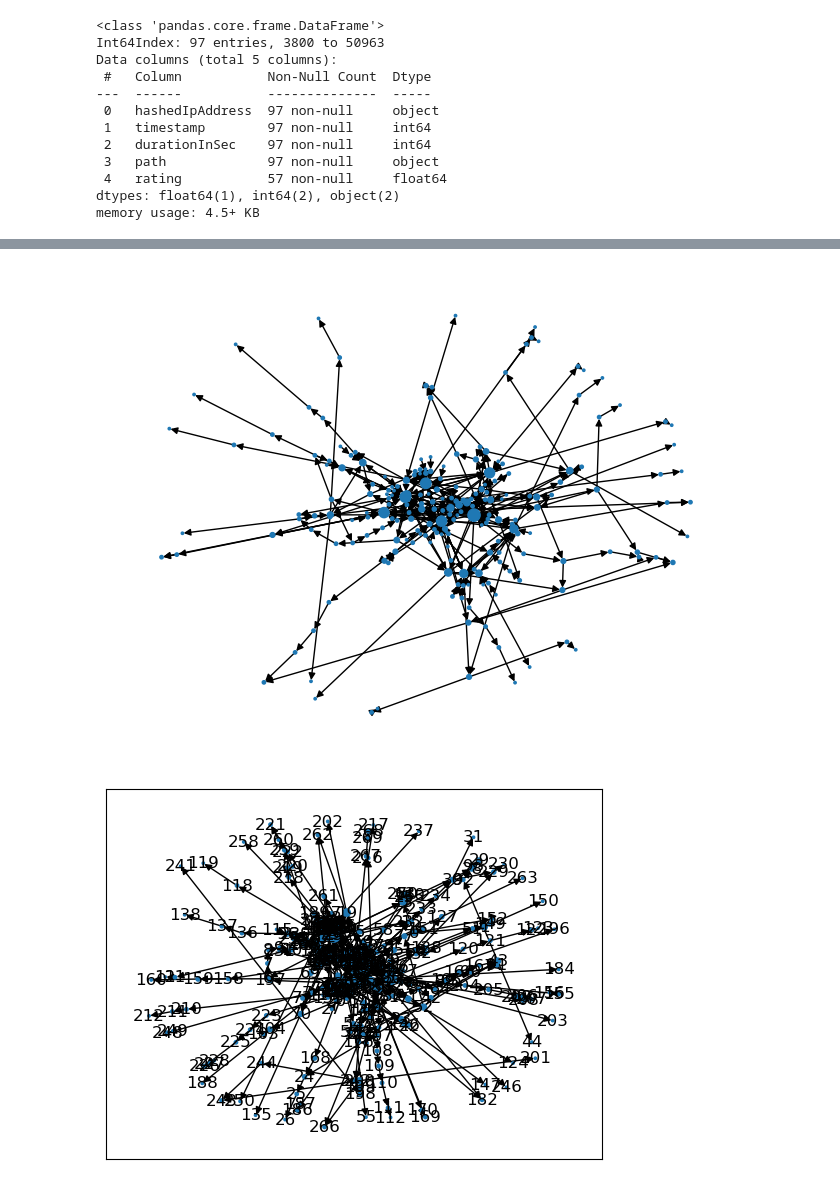
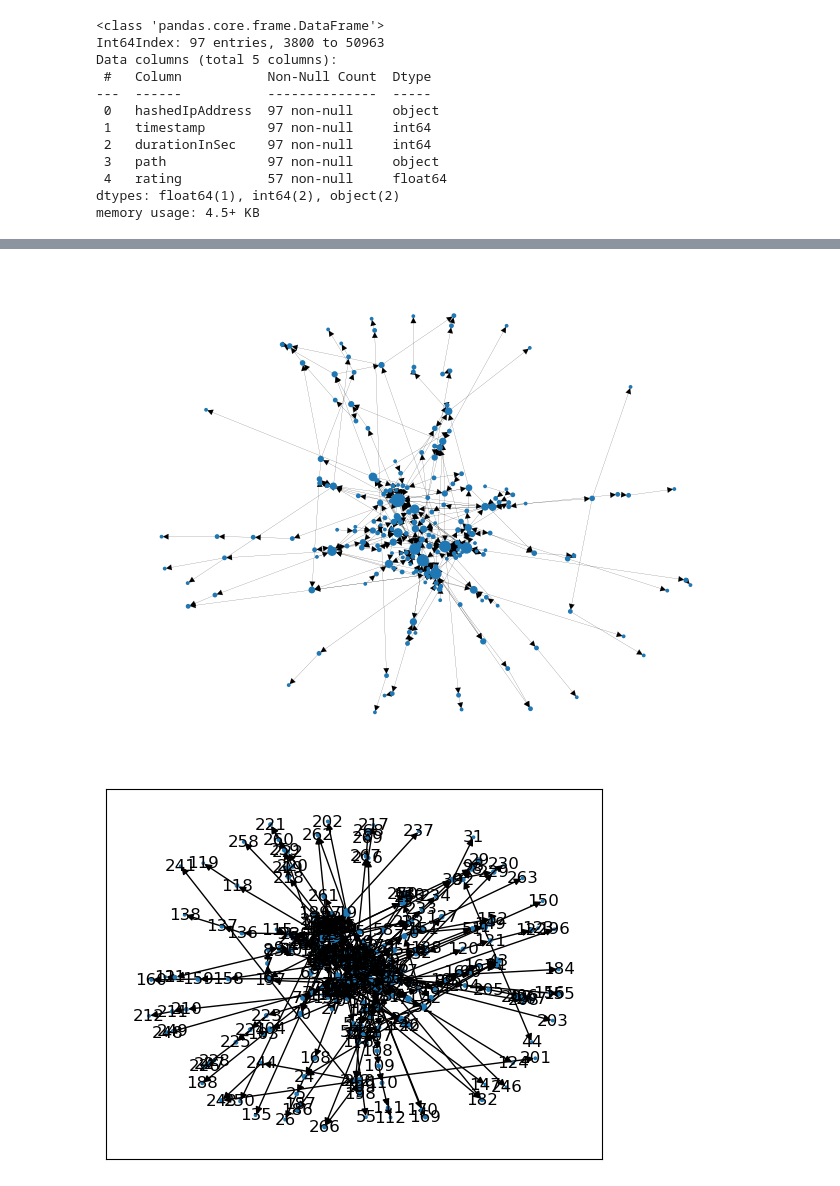
Before and after one commit to epfl-ada/ada-2022-project-hltw, a Jupyter notebook: Explore Data.ipynb, the cells around one changed output, grey strips where cells are left out. Drawn from its saved outputs; the diff is of its cells as text; code cells hidden in the pictures.

```diff
--- a/Explore Data.ipynb
+++ b/Explore Data.ipynb
@@ -173,5 +191,5 @@ nx.draw(graph_hp, node_size=[v * 3 for v in graph_degree_hp.values()])
 # %%
-graph_tlotr, graph_degree_tlotr = generate_graph_from_path(dataset=df_contain_tlotr)
+graph_tlotr, graph_degree_tlotr = generate_graph_from_path(dataset=df_contain_tlotr, cutoff_degree=5)
 # %% [output]
 Australia -> 11
 New_Zealand -> 19
@@ -185,7 +211,7 @@ Earth -> 11
 # %%
-nx.draw(graph_tlotr, node_size=[v * 3 for v in graph_degree_tlotr.values()])
+nx.draw(graph_tlotr, node_size=[v * 3 for v in graph_degree_tlotr.values()], width=0.1)
 # %% [output]
-[figure, old version]
+[figure, new version]
 # %%
 nx.draw_networkx(graph_hp, node_size=[v * 3 for v in graph_hp_degree.values()])
 # %% [output]
```
Also changed, not shown: parts of 3 cells of this notebook.
